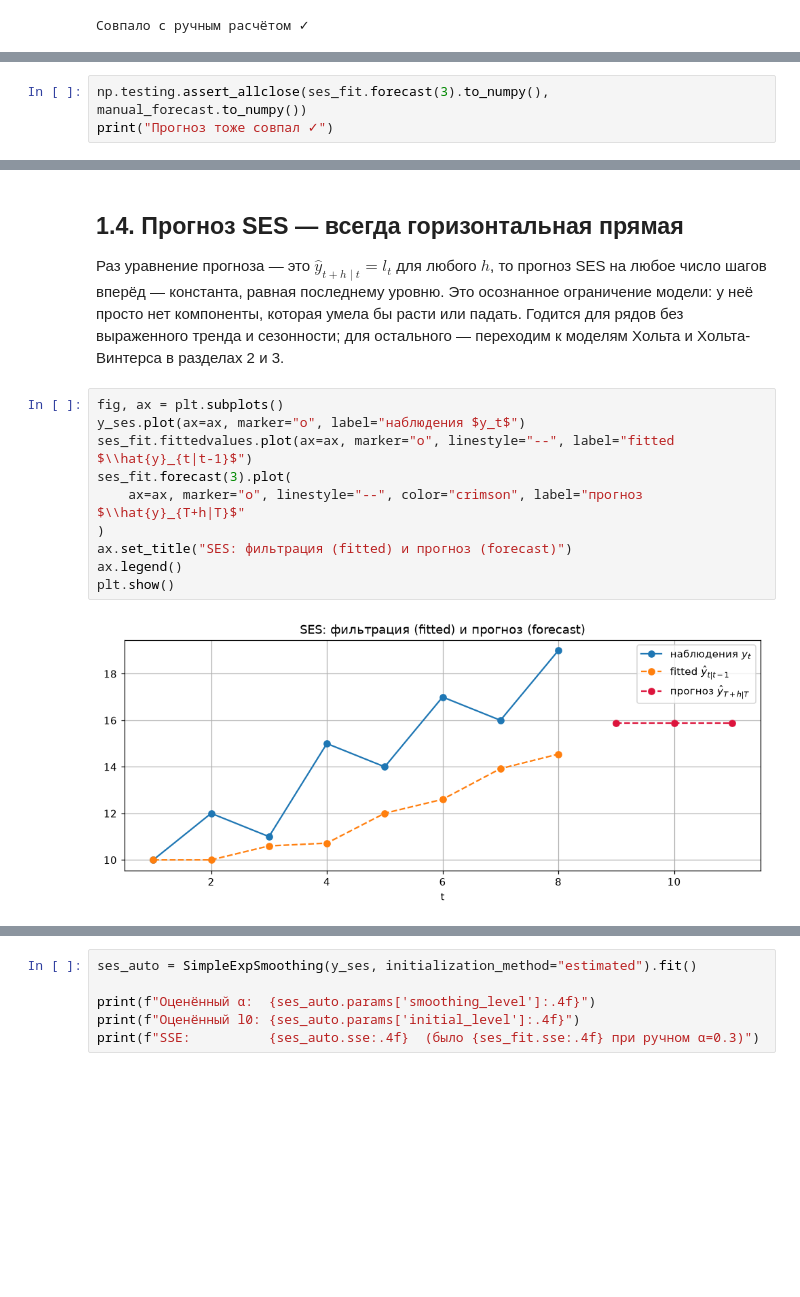
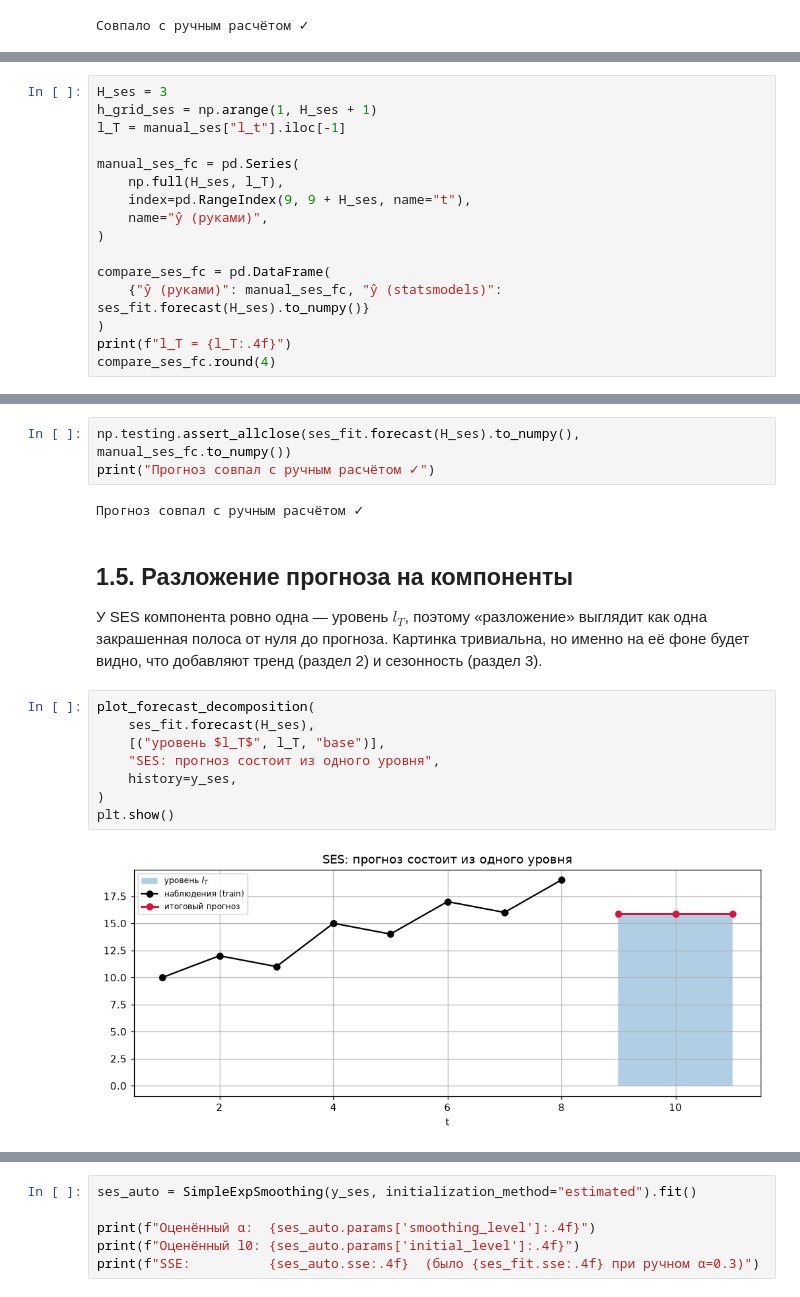
Before and after one commit to alex-hse-repository/time-series-cu-2026, a Jupyter notebook: week_3/part_1/01. Фильтрация и прогноз в ETS.ipynb, the cells around one changed output, grey strips where cells are left out. Cells and saved outputs as stored; diff of their text form; blank space fills up the shorter version.

```diff
--- a/week_3/part_1/01. Фильтрация и прогноз в ETS.ipynb
+++ b/week_3/part_1/01. Фильтрация и прогноз в ETS.ipynb
@@ -375,4 +415,17 @@ dtype: float64
 # %%
-np.testing.assert_allclose(ses_fit.forecast(3).to_numpy(), manual_forecast.to_numpy())
-print("Прогноз тоже совпал ✓")
+H_ses = 3
+h_grid_ses = np.arange(1, H_ses + 1)
+l_T = manual_ses["l_t"].iloc[-1]
+
+manual_ses_fc = pd.Series(
+    np.full(H_ses, l_T),
+    index=pd.RangeIndex(9, 9 + H_ses, name="t"),
+    name="ŷ (руками)",
+)
+
+compare_ses_fc = pd.DataFrame(
+    {"ŷ (руками)": manual_ses_fc, "ŷ (statsmodels)": ses_fit.forecast(H_ses).to_numpy()}
+)
+print(f"l_T = {l_T:.4f}")
+compare_ses_fc.round(4)
 # %% [output]
@@ -380,22 +438,23 @@ print("Прогноз тоже совпал ✓")
+# %%
+np.testing.assert_allclose(ses_fit.forecast(H_ses).to_numpy(), manual_ses_fc.to_numpy())
+print("Прогноз совпал с ручным расчётом ✓")
+# %% [output]
+Прогноз совпал с ручным расчётом ✓
 # %% [markdown]
-## 1.4. Прогноз SES — всегда горизонтальная прямая
+## 1.5. Разложение прогноза на компоненты
 
-Раз уравнение прогноза — это $\hat{y}_{t+h \mid t} = l_t$ для любого $h$,
-то прогноз SES на любое число шагов вперёд — константа, равная последнему
-уровню. Это осознанное ограничение модели: у неё просто нет компоненты,
-которая умела бы расти или падать. Годится для рядов без выраженного
-тренда и сезонности; для остального — переходим к моделям Хольта
-и Хольта-Винтерса в разделах 2 и 3.
+У SES компонента ровно одна — уровень $l_T$, поэтому «разложение» выглядит
+как одна закрашенная полоса от нуля до прогноза. Картинка тривиальна, но
+именно на её фоне будет видно, что добавляют тренд (раздел 2) и сезонность
+(раздел 3).
 # %%
-fig, ax = plt.subplots()
-y_ses.plot(ax=ax, marker="o", label="наблюдения $y_t$")
-ses_fit.fittedvalues.plot(ax=ax, marker="o", linestyle="--", label="fitted $\\hat{y}_{t|t-1}$")
-ses_fit.forecast(3).plot(
-    ax=ax, marker="o", linestyle="--", color="crimson", label="прогноз $\\hat{y}_{T+h|T}$"
+plot_forecast_decomposition(
+    ses_fit.forecast(H_ses),
+    [("уровень $l_T$", l_T, "base")],
+    "SES: прогноз состоит из одного уровня",
+    history=y_ses,
 )
-ax.set_title("SES: фильтрация (fitted) и прогноз (forecast)")
-ax.legend()
 plt.show()
 # %% [output]
-[figure, old version]
+[figure, new version]
 # %% [markdown]
```
Also changed, not shown: parts of 58 cells of this notebook, 2 other files.
